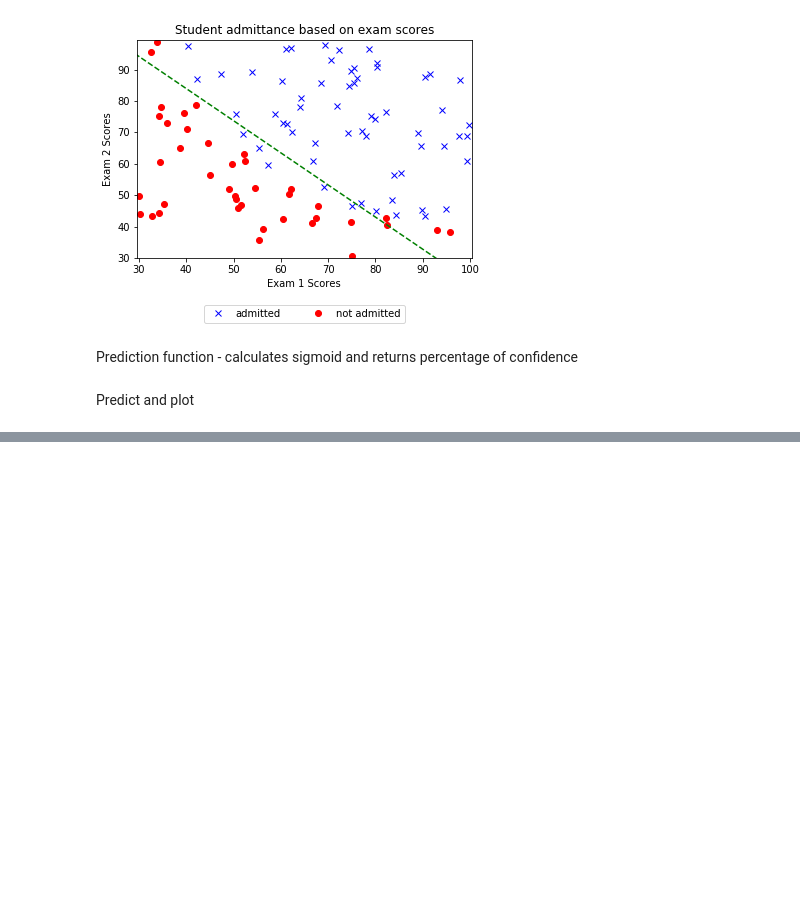
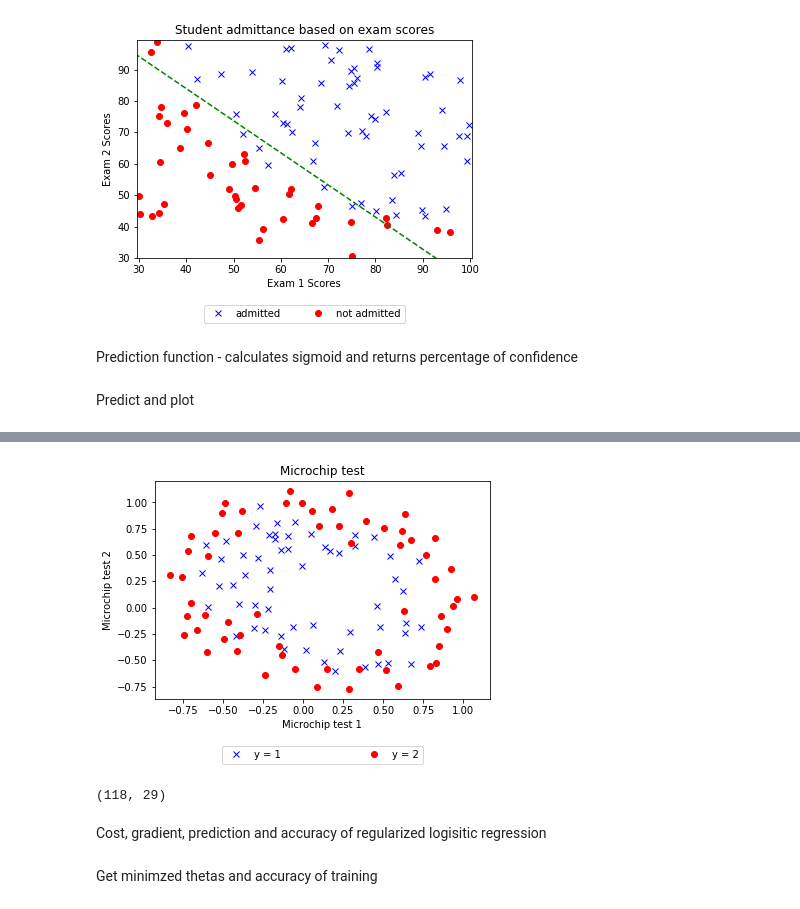
Before and after one commit to imtoobose/mlclass, a Jupyter notebook: Logistic Regression.ipynb, the cells around one changed output, grey strips where cells are left out. Drawn from its saved outputs; the diff is of its cells as text; code cells hidden in the pictures; blank space fills up the shorter version.

Commit message:
Add regularized LR

```diff
--- a/Logistic Regression.ipynb
+++ b/Logistic Regression.ipynb
@@ -161,0 +163,37 @@ Has passed
+# %%
+f = open('ex2data2.txt')
+
+lines =  np.array([map(float, x.strip().split(',')) for x in f.read().strip().split('\n')])
+b0 = lines[:,2] == 0
+b1 = lines[:,2] == 1
+# Separate into values with y = 0 (neg) & y = 1 (pos)
+pos = np.delete(lines[b1], 2, axis=1)
+neg = np.delete(lines[b0], 2, axis=1)
+
+def draw_microchip_data():
+    plt.title('Microchip test')
+    plt.plot(pos[:, 0], pos[:, 1], 'bx', label='y = 1')
+    plt.plot(neg[:, 0], neg[:, 1], 'ro', label='y = 2')
+    plt.xlabel('Microchip test 1')
+    plt.ylabel('Microchip test 2')
+    plt.legend(bbox_to_anchor=(.2, -.3, .6, -.3), loc=3,
+               ncol=2, mode="expand", borderaxespad=0.)
+
+draw_microchip_data()
+plt.show()
+# %% [output]
+[figure, added]
+# %%
+polFeatures = PolynomialFeatures(6)
+higherx = polFeatures.fit_transform(lines[:, :2])
+
+hm, hn = higherx.shape
+thetas = np.zeros((hn+1, 1))
+y = lines[:, 2:]
+X = np.append(np.ones((hm, 1)), higherx, axis=1)
+
+print X.shape
+# %% [output]
+(118, 29)
+# %% [markdown]
+Cost, gradient, prediction and accuracy of regularized logisitic regression
@@ -161,0 +223,2 @@ Has passed
+# %% [markdown]
+Get minimzed thetas and accuracy of training
```
Also changed, not shown: parts of 5 cells of this notebook, 1 other file.
